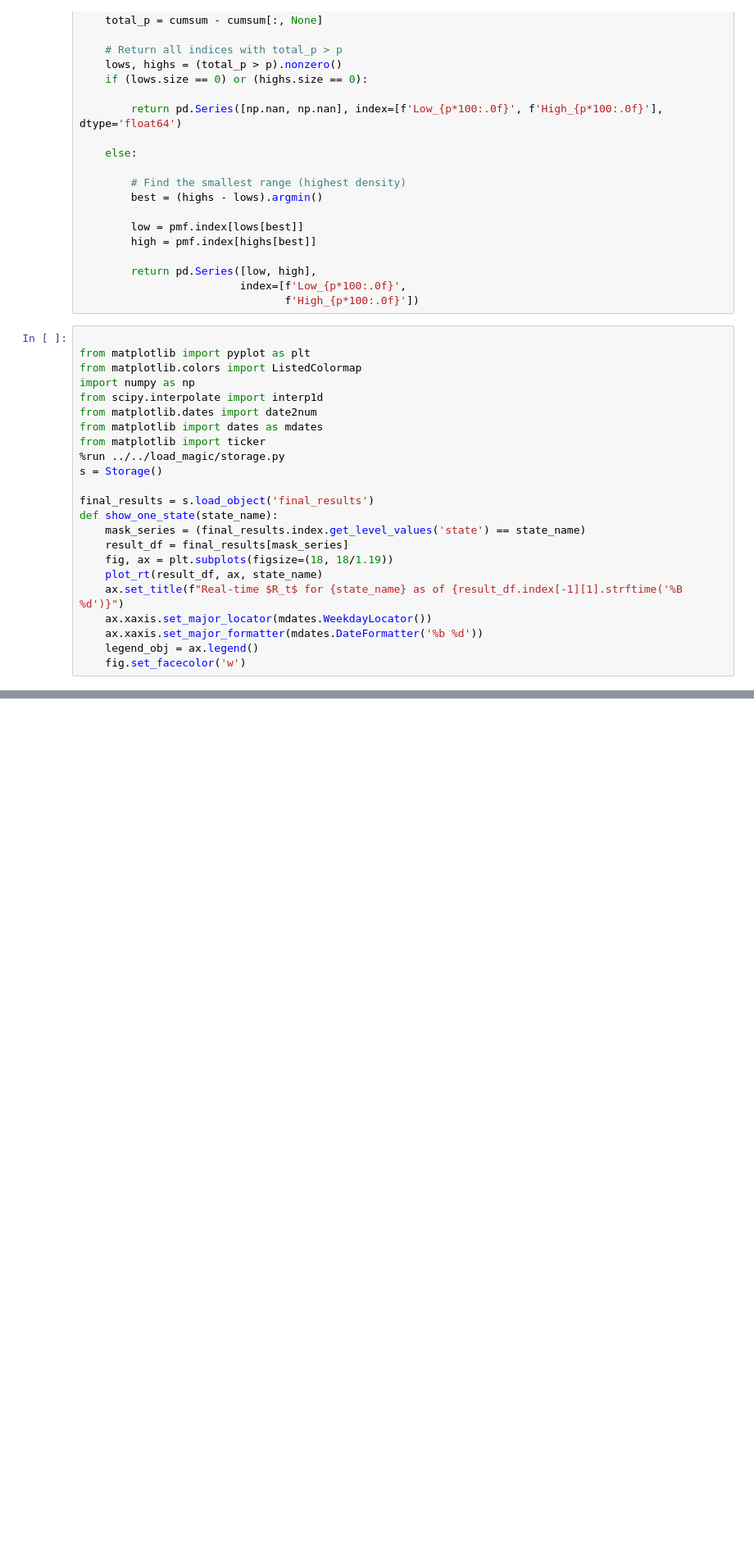
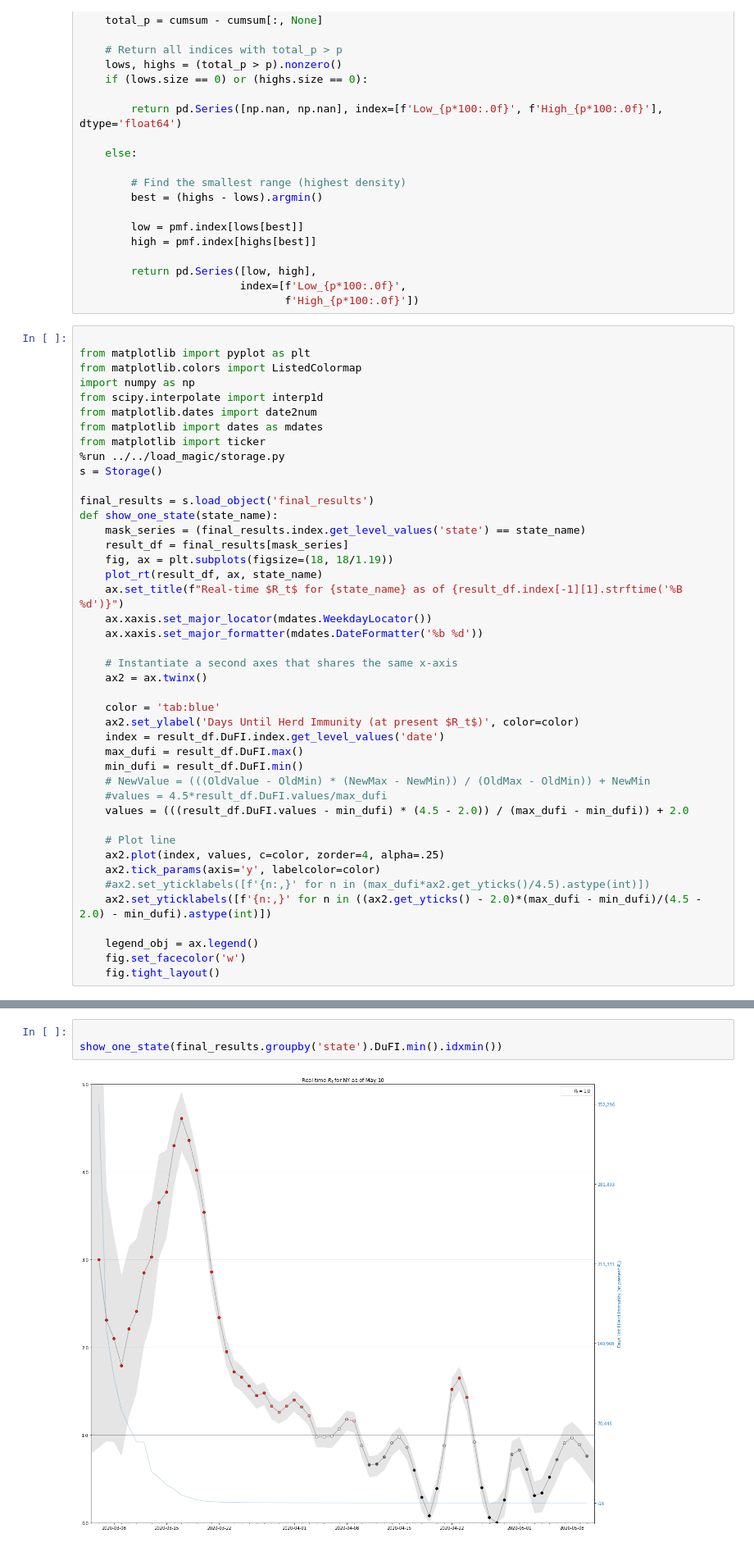
Before and after one commit to dbabbitt/notebooks, a Jupyter notebook: covid19/ipynb/Real-time Rt for One State.ipynb, the cells around one changed output, grey strips where cells are left out. Shown at 82% size. Saved outputs shown, nothing was run; the diff lists cells and outputs as text; blank space fills up the shorter version.

Commit message:
Added some herd immunity calculations

```diff
--- a/covid19/ipynb/Real-time Rt for One State.ipynb
+++ b/covid19/ipynb/Real-time Rt for One State.ipynb
@@ -120,5 +120,25 @@ def show_one_state(state_name):
     ax.set_title(f"Real-time $R_t$ for {state_name} as of {result_df.index[-1][1].strftime('%B %d')}")
     ax.xaxis.set_major_locator(mdates.WeekdayLocator())
     ax.xaxis.set_major_formatter(mdates.DateFormatter('%b %d'))
+
+    # Instantiate a second axes that shares the same x-axis
+    ax2 = ax.twinx()
+
+    color = 'tab:blue'
+    ax2.set_ylabel('Days Until Herd Immunity (at present $R_t$)', color=color)
+    index = result_df.DuFI.index.get_level_values('date')
+    max_dufi = result_df.DuFI.max()
+    min_dufi = result_df.DuFI.min()
+    # NewValue = (((OldValue - OldMin) * (NewMax - NewMin)) / (OldMax - OldMin)) + NewMin
+    #values = 4.5*result_df.DuFI.values/max_dufi
+    values = (((result_df.DuFI.values - min_dufi) * (4.5 - 2.0)) / (max_dufi - min_dufi)) + 2.0
+
+    # Plot line
+    ax2.plot(index, values, c=color, zorder=4, alpha=.25)
+    ax2.tick_params(axis='y', labelcolor=color)
+    #ax2.set_yticklabels([f'{n:,}' for n in (max_dufi*ax2.get_yticks()/4.5).astype(int)])
+    ax2.set_yticklabels([f'{n:,}' for n in ((ax2.get_yticks() - 2.0)*(max_dufi - min_dufi)/(4.5 - 2.0) - min_dufi).astype(int)])
+
     legend_obj = ax.legend()
     fig.set_facecolor('w')
+    fig.tight_layout()
@@ -388,0 +145,5 @@ print(['datetime_idx.{}'.format(fn) for fn in dir(datetime_idx) if not fn.starts
+# %%
+
+show_one_state(final_results.groupby('state').DuFI.min().idxmin())
+# %% [output]
+[figure, added]
```
Also changed, not shown: parts of 18 cells of this notebook, 1 other file.
